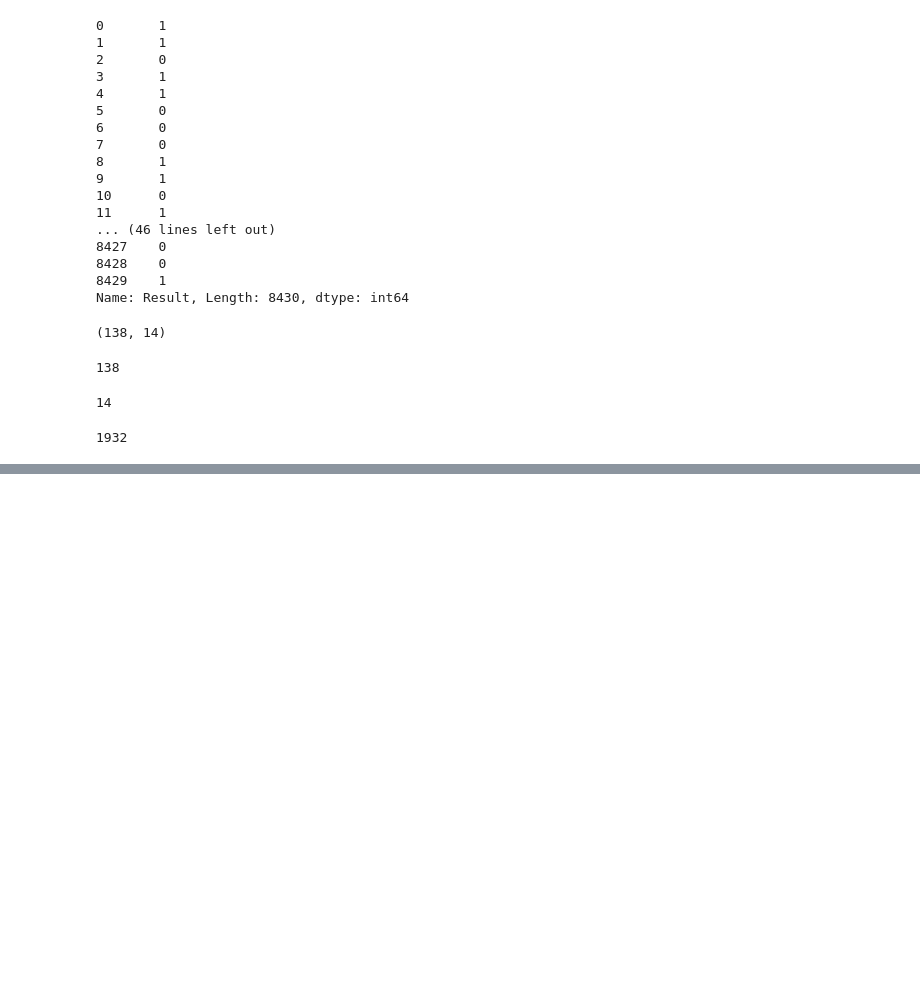
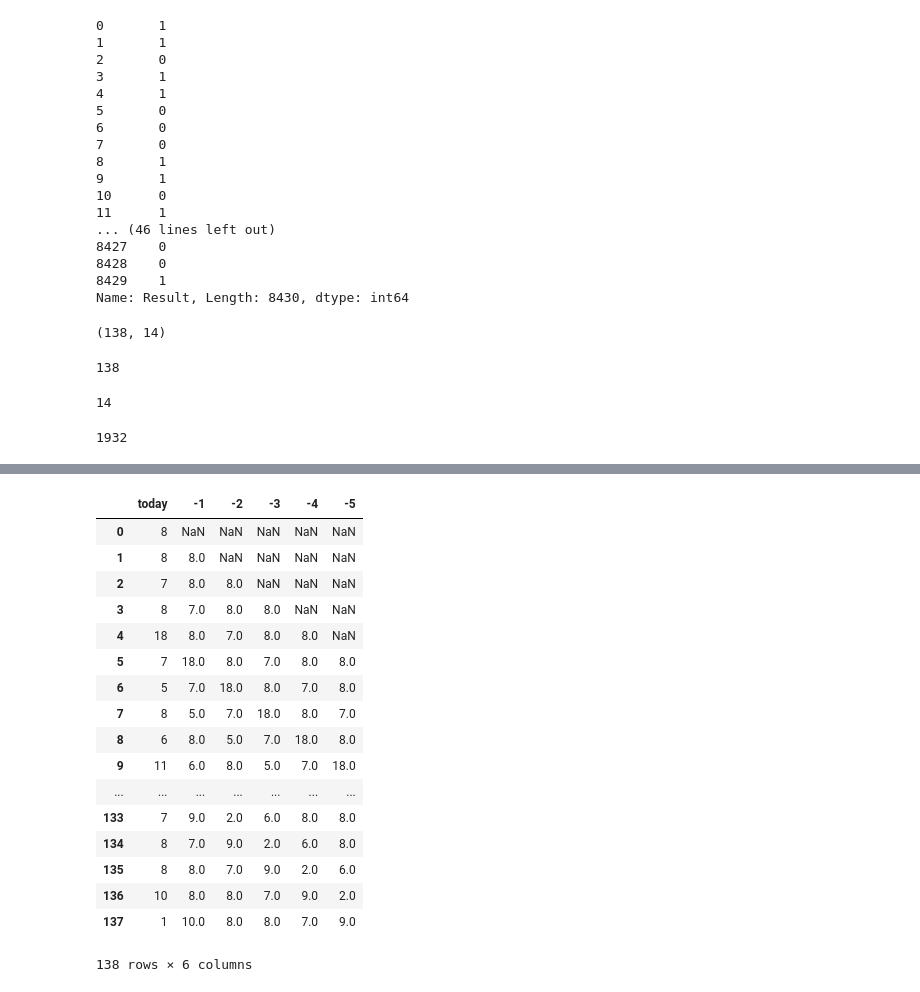
Before and after one commit to takguchi/NPB-match-prediction, a Jupyter notebook: hits_count_prediction.ipynb, the cells around one changed output, grey strips where cells are left out. Cells and saved outputs as stored; diff of their text form; code cells hidden in the pictures; blank space fills up the shorter version.

```diff
--- a/hits_count_prediction.ipynb
+++ b/hits_count_prediction.ipynb
@@ -154,0 +185,21 @@ plt.plot(df_Bs_2018['Hits'])
+# %%
+df_all
+# %% [output]
+|  | today | -1 | -2 | -3 | -4 | -5 |
+| 0 | 8 | NaN | NaN | NaN | NaN | NaN |
+| 1 | 8 | 8.0 | NaN | NaN | NaN | NaN |
+| 2 | 7 | 8.0 | 8.0 | NaN | NaN | NaN |
+| 3 | 8 | 7.0 | 8.0 | 8.0 | NaN | NaN |
+| 4 | 18 | 8.0 | 7.0 | 8.0 | 8.0 | NaN |
+| 5 | 7 | 18.0 | 8.0 | 7.0 | 8.0 | 8.0 |
+| 6 | 5 | 7.0 | 18.0 | 8.0 | 7.0 | 8.0 |
+| 7 | 8 | 5.0 | 7.0 | 18.0 | 8.0 | 7.0 |
+| 8 | 6 | 8.0 | 5.0 | 7.0 | 18.0 | 8.0 |
+| 9 | 11 | 6.0 | 8.0 | 5.0 | 7.0 | 18.0 |
+| ... | ... | ... | ... | ... | ... | ... |
+| 133 | 7 | 9.0 | 2.0 | 6.0 | 8.0 | 8.0 |
+| 134 | 8 | 7.0 | 9.0 | 2.0 | 6.0 | 8.0 |
+| 135 | 8 | 8.0 | 7.0 | 9.0 | 2.0 | 6.0 |
+| 136 | 10 | 8.0 | 8.0 | 7.0 | 9.0 | 2.0 |
+| 137 | 1 | 10.0 | 8.0 | 8.0 | 7.0 | 9.0 |
+138 rows × 6 columns
```
Also changed, not shown: parts of 21 cells of this notebook.
